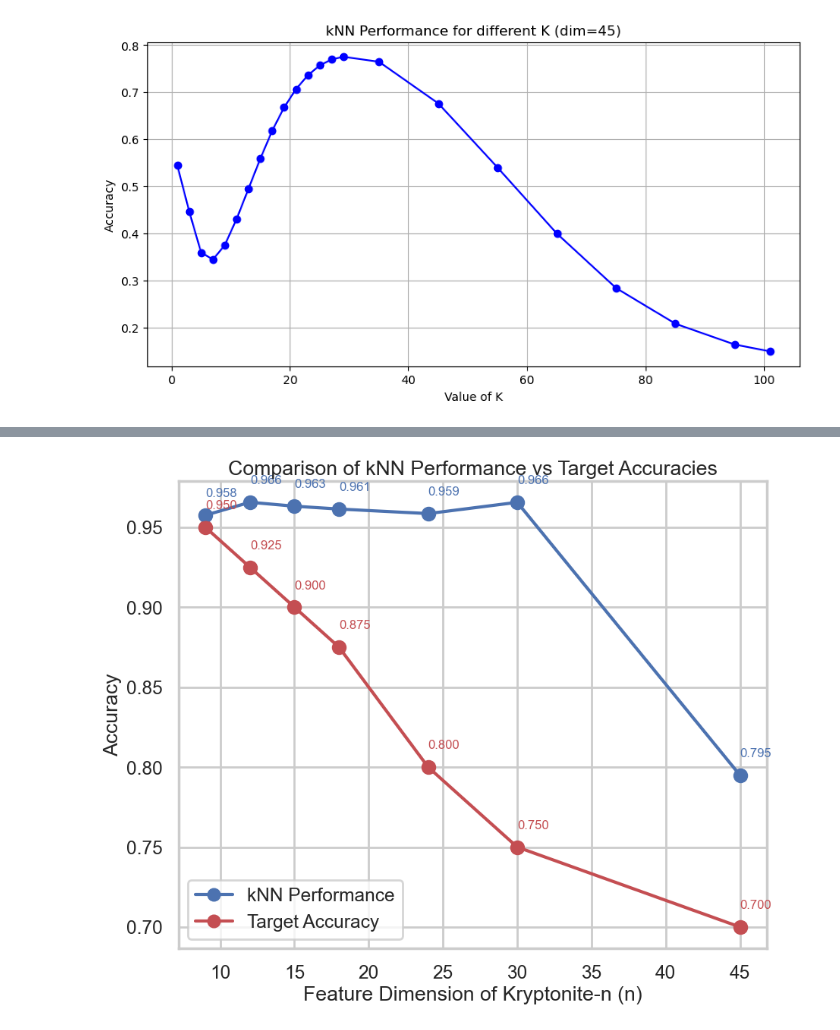
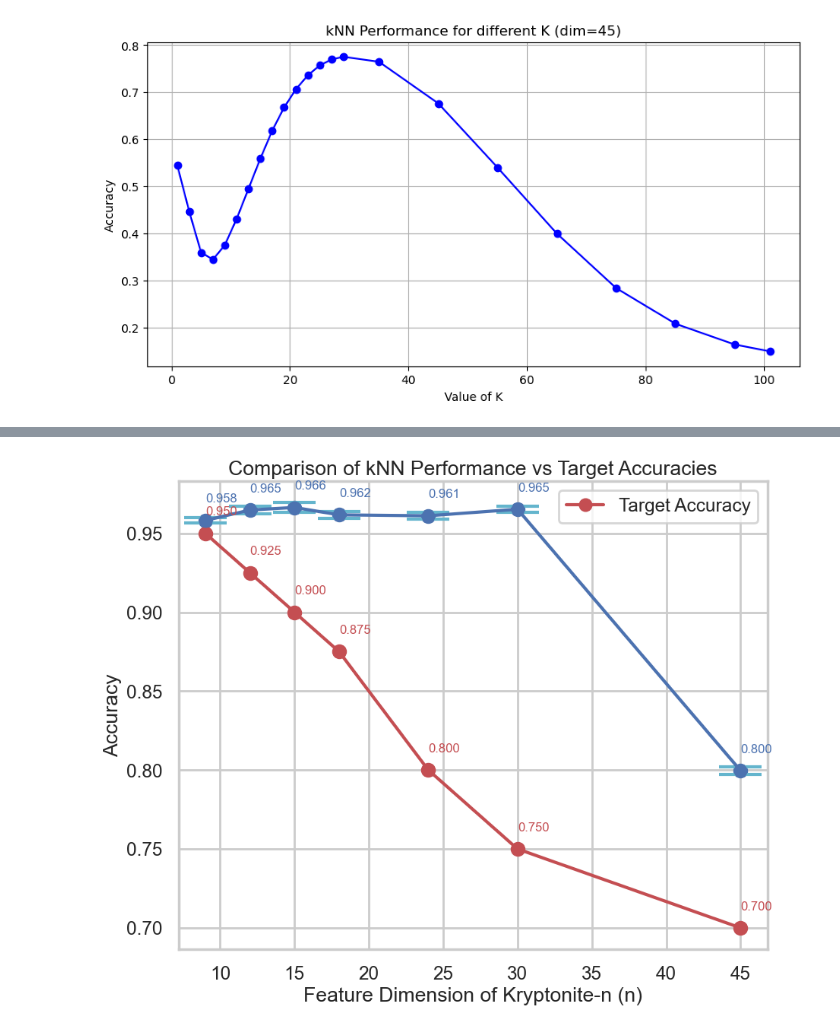
Before and after one commit to Daniel4078/COMP70015-MML-coursework, a Jupyter notebook: Knn.ipynb, the cells around one changed output, grey strips where cells are left out. Drawn from its saved outputs; the diff is of its cells as text; code cells hidden in the pictures.

Commit message:
Output model evaluating mean and std devs

```diff
--- a/Knn.ipynb
+++ b/Knn.ipynb
@@ -120,0 +119,21 @@ Loaded dataset with dimension 30. Data shape: (60000, 30), Labels shape: (60000,
+# %%
+means = []
+std_devs = []
+for dim , k in zip(dimensions,best_ks):
+  data, labels = load_data_by_dimension(dim)
+  data = preprocess_data(data, variance_threshold=0.253)
+  accuracies = []
+  for i in range(10):
+    X_train, X_test, y_train, y_test = train_test_split(data, labels, test_size=0.2)
+
+    model = KNeighborsClassifier(n_neighbors=k)
+    model.fit(X_train, y_train)
+    Knn_models.append(model)
+
+    y_pred = model.predict(X_test)
+    if dim in [30]:
+      y_pred=1-y_pred
+    accuracy = accuracy_score(y_test, y_pred)
+    accuracies.append(accuracy)
+  means.append(np.mean(accuracies))
+  std_devs.append(np.std(accuracies))
@@ -122,34 +159,34 @@ Loaded dataset with dimension 30. Data shape: (60000, 30), Labels shape: (60000,
 import seaborn as sns
 n = [9, 12, 15, 18, 24, 30, 45]
 target_accuracies = [0.95, 0.925, 0.9, 0.875, 0.8, 0.75, 0.7]
 
 # Plotting settings
 sns.set(style="whitegrid")
 sns.set_context("poster", font_scale=0.8)
 plt.figure(figsize=(10, 8))
 
 # Plotting kNN performance
-plt.plot(dimensions, accuracies, label='kNN Performance', marker='o', linestyle='-', color='b')
-plt.scatter(dimensions, accuracies, color='b')
+plt.errorbar(dimensions, means, yerr=std_devs, marker='o', linestyle='-', color='b', ecolor='c', capsize=20, capthick=3)
+plt.scatter(dimensions, means, color='b')
 
 # Plotting target accuracies
 plt.plot(n, target_accuracies, label='Target Accuracy', marker='o', linestyle='-', color='r')
 plt.scatter(n, target_accuracies, color='r')
 
 # Annotating target accuracies
 ax = plt.gca()
 for j, (x, y) in enumerate(zip(n, target_accuracies)):
   ax.text(x, y + 0.01, f'{y:.3f}', ha='left', va='bottom', color='r', size=12)
-for j, (x, y) in enumerate(zip(n, accuracies)):
+for j, (x, y) in enumerate(zip(n, means)):
   ax.text(x, y + 0.01, f'{y:.3f}', ha='left', va='bottom', color='b', size=12)
 
 # Titles and labels
 plt.title("Comparison of kNN Performance vs Target Accuracies")
 plt.ylabel("Accuracy")
 plt.xlabel("Feature Dimension of Kryptonite-n (n)")
 plt.legend()
 
 # Show the plot
 plt.show()
 # %% [output]
-[figure, old version]
+[figure, new version]
```
Also changed, not shown: parts of 4 cells of this notebook, 1 other file.
